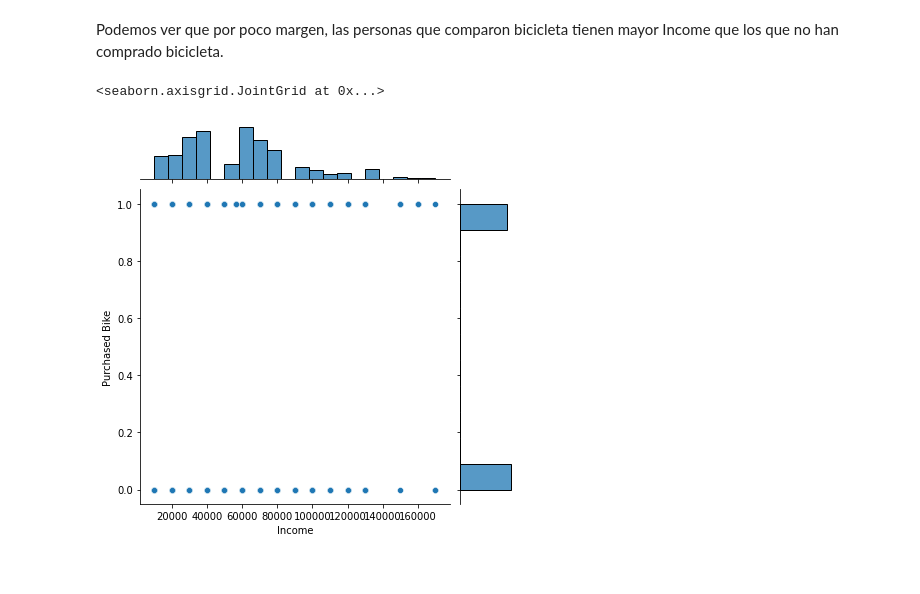
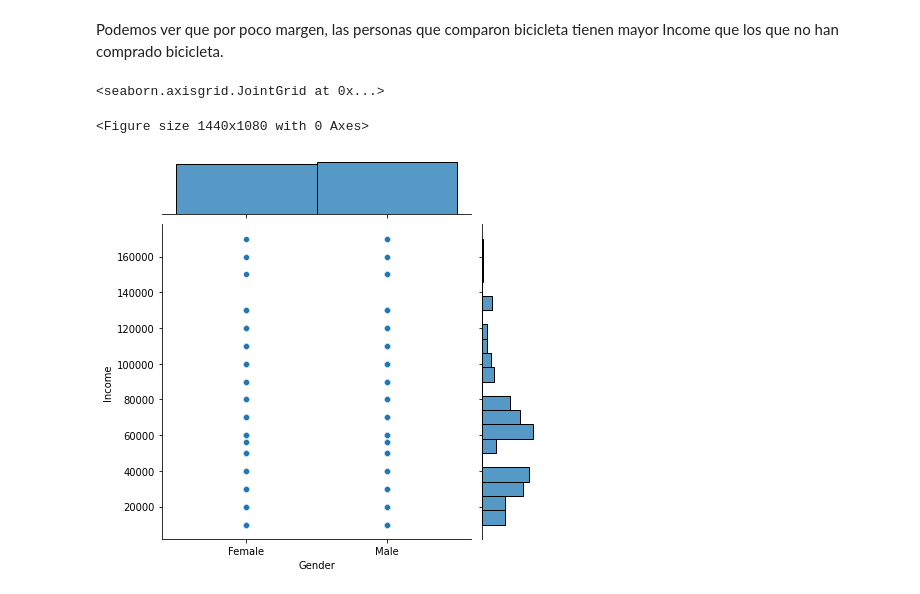
Before and after one commit to FrancoSimonini/bike-buyers-CRISP-DM_G2_CC52, a Jupyter notebook: Code/Code_Franco.ipynb, the cells around one changed output. Drawn from its saved outputs; the diff is of its cells as text; code cells hidden in the pictures.

```diff
--- a/Code/Code_Franco.ipynb
+++ b/Code/Code_Franco.ipynb
@@ -170,7 +170,9 @@ Podemos ver que por poco margen, las personas que comparon bicicleta tienen mayo
 #limpiando datos
 bike_sub = df[['Income','Gender','Purchased Bike']]
 # %%
-sns.jointplot( data = bike_sub, x= 'Income',y = 'Purchased Bike', kind = 'scatter')
+plt.figure(figsize=(20, 15))
+sns.jointplot(data = df, x= 'Gender',y = 'Income', kind = "scatter")
 # %% [output]
 <seaborn.axisgrid.JointGrid at 0x...>
+<Figure size 1440x1080 with 0 Axes>
-[figure, old version]
+[figure, new version]
```
